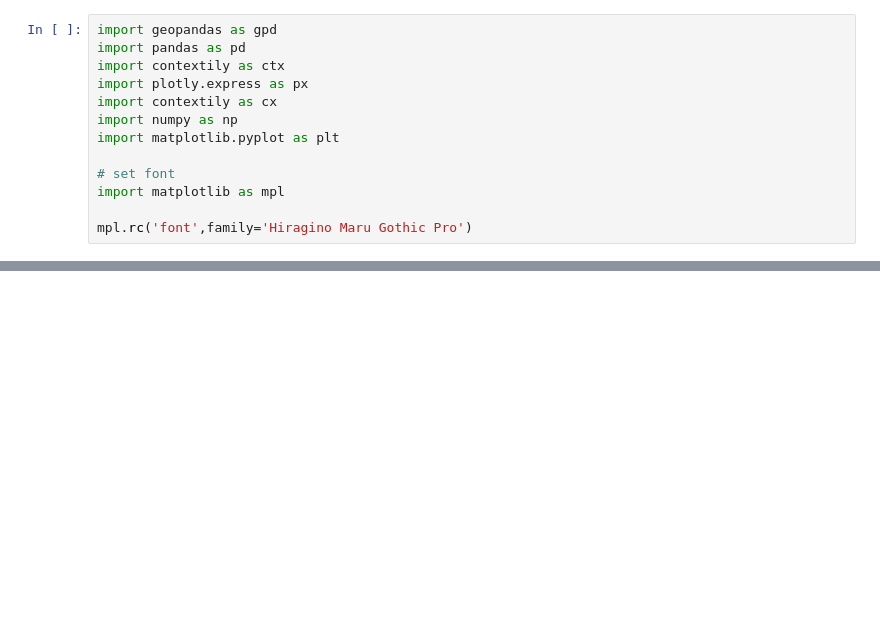
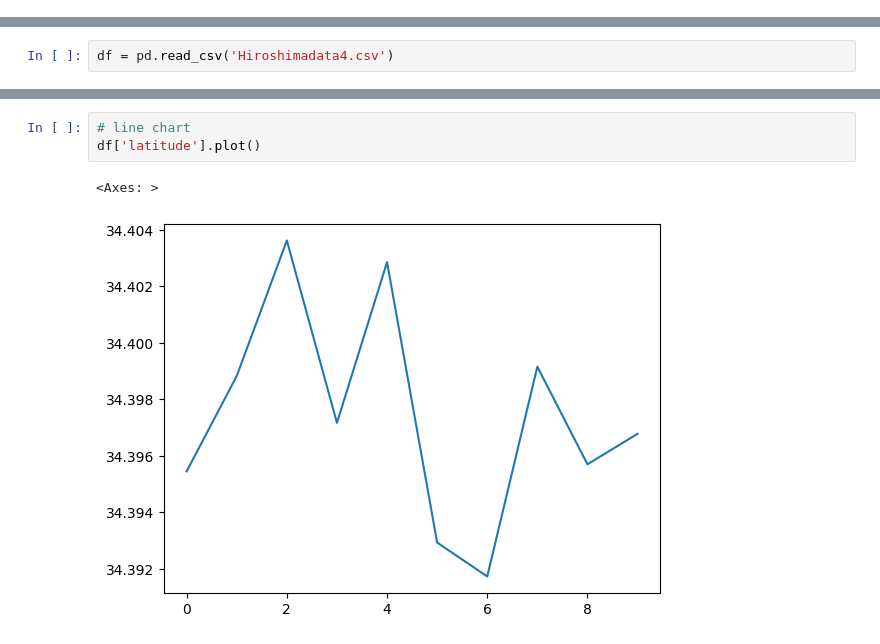
Before and after one commit to miffy66/GIS, a Jupyter notebook: Week10/week10homework.ipynb, the cells around one changed output, grey strips where cells are left out. Drawn from its saved outputs; the diff is of its cells as text; blank space fills up the shorter version.

```diff
--- a/Week10/week10homework.ipynb
+++ b/Week10/week10homework.ipynb
@@ -3,13 +0,0 @@
-# %%
-import geopandas as gpd
-import pandas as pd
-import contextily as ctx
-import plotly.express as px
-import contextily as cx
-import numpy as np
-import matplotlib.pyplot as plt
-
-# set font
-import matplotlib as mpl
-
-mpl.rc('font',family='Hiragino Maru Gothic Pro')
@@ -40,0 +9,2 @@ saitamamesh.head()
+# %%
+df = pd.read_csv('Hiroshimadata4.csv')
@@ -40,0 +89,6 @@ saitamamesh.head()
+# %%
+# line chart
+df['latitude'].plot()
+# %% [output]
+<Axes: >
+[figure, added]
```
Also changed, not shown: parts of 27 cells of this notebook, 1 other file.
